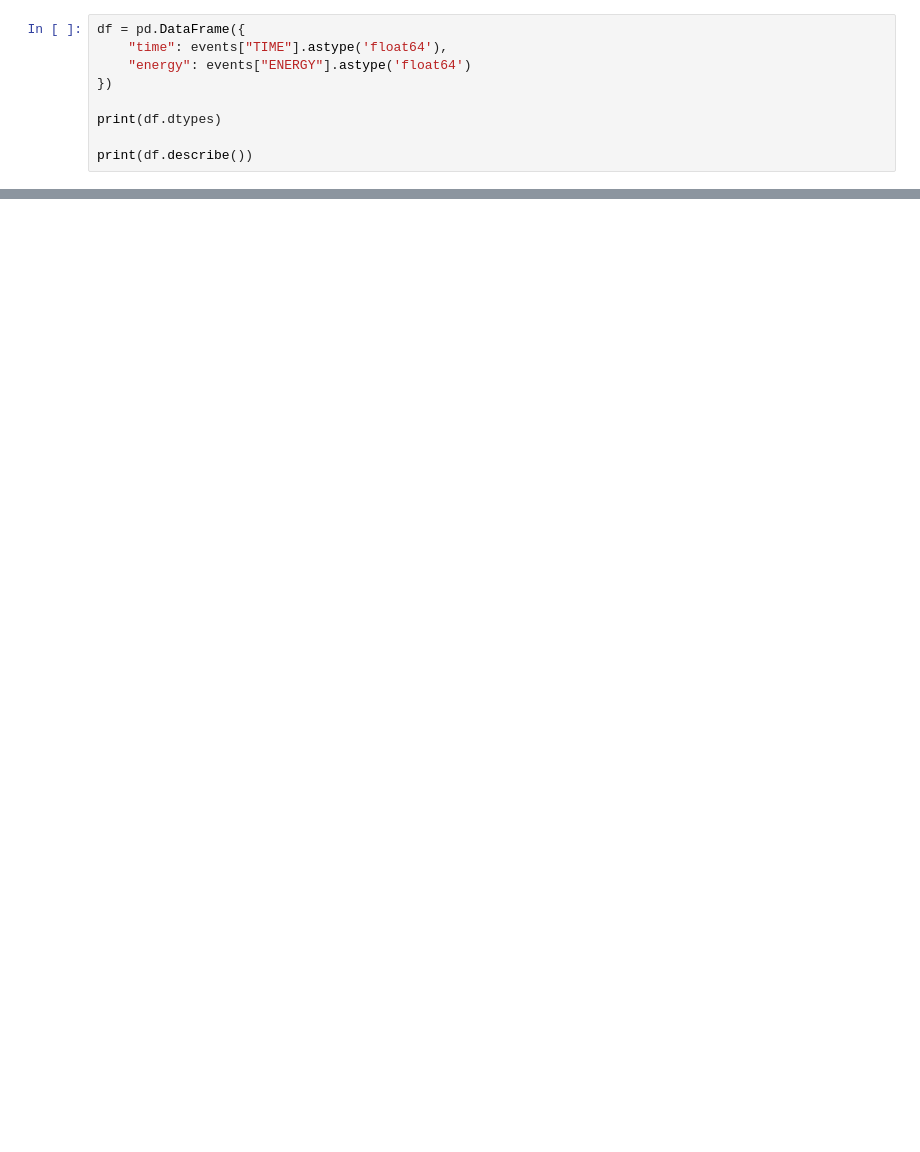
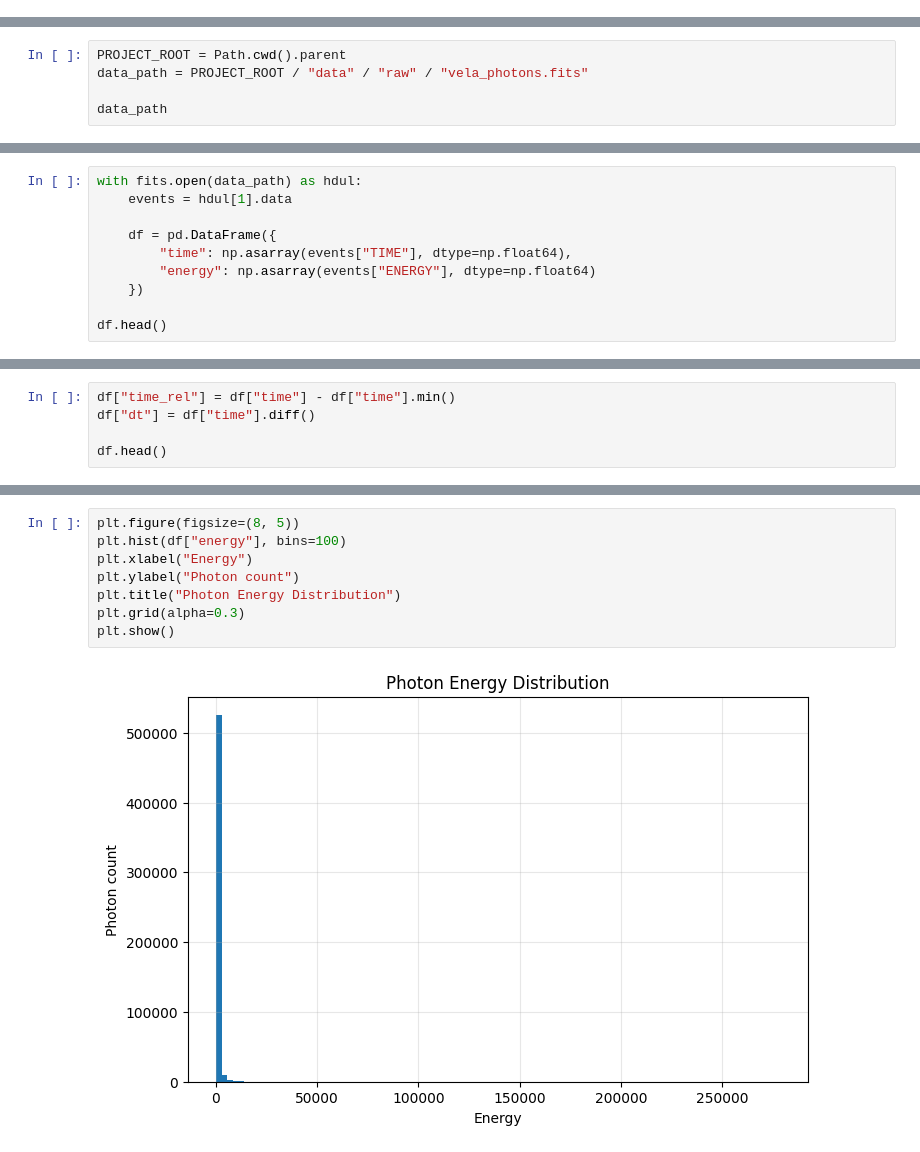
Before and after one commit to kva99kva-eng/pulsar, a Jupyter notebook: notebooks/02_exploratory_analysis.ipynb, the cells around one changed output, grey strips where cells are left out. Drawn from its saved outputs; the diff is of its cells as text; blank space fills up the shorter version.

```diff
--- a/notebooks/02_exploratory_analysis.ipynb
+++ b/notebooks/02_exploratory_analysis.ipynb
@@ -200,9 +0,0 @@ dtype: object
-# %%
-df = pd.DataFrame({
-    "time": events["TIME"].astype('float64'),
-    "energy": events["ENERGY"].astype('float64')
-})
-
-print(df.dtypes)
-
-print(df.describe())
@@ -331,0 +20,5 @@ The dataset is ready for preprocessing and period-search analysis.
+# %%
+PROJECT_ROOT = Path.cwd().parent
+data_path = PROJECT_ROOT / "data" / "raw" / "vela_photons.fits"
+
+data_path
@@ -331,0 +27,10 @@ The dataset is ready for preprocessing and period-search analysis.
+# %%
+with fits.open(data_path) as hdul:
+    events = hdul[1].data
+
+    df = pd.DataFrame({
+        "time": np.asarray(events["TIME"], dtype=np.float64),
+        "energy": np.asarray(events["ENERGY"], dtype=np.float64)
+    })
+
+df.head()
@@ -331,0 +70,5 @@ The dataset is ready for preprocessing and period-search analysis.
+# %%
+df["time_rel"] = df["time"] - df["time"].min()
+df["dt"] = df["time"].diff()
+
+df.head()
@@ -331,0 +86,10 @@ The dataset is ready for preprocessing and period-search analysis.
+# %%
+plt.figure(figsize=(8, 5))
+plt.hist(df["energy"], bins=100)
+plt.xlabel("Energy")
+plt.ylabel("Photon count")
+plt.title("Photon Energy Distribution")
+plt.grid(alpha=0.3)
+plt.show()
+# %% [output]
+[figure, added]
```
Also changed, not shown: parts of 44 cells of this notebook, 9 other files.
